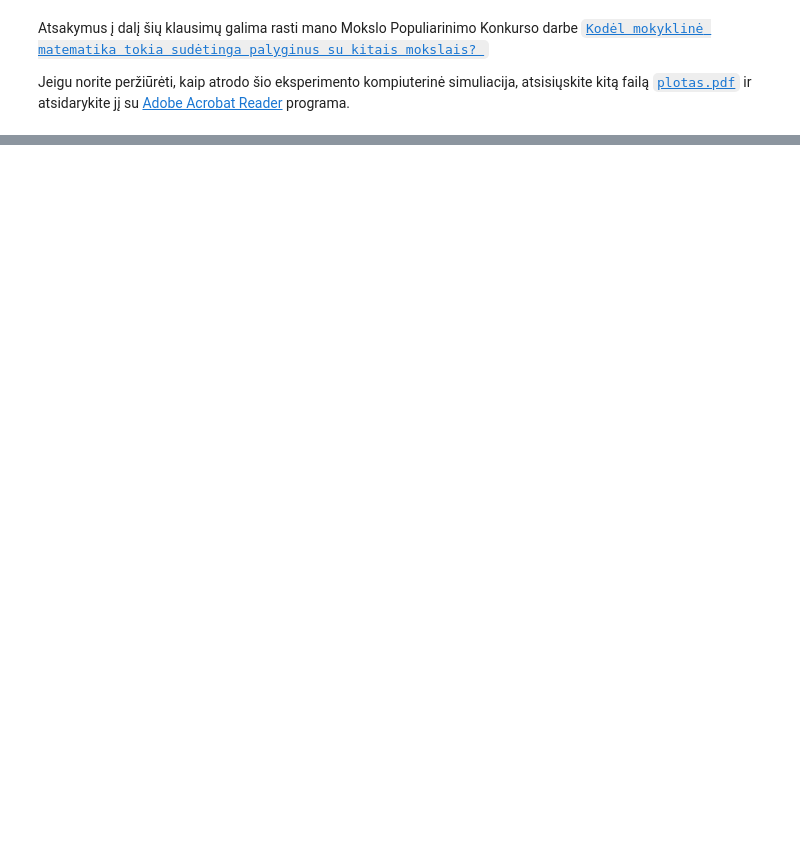
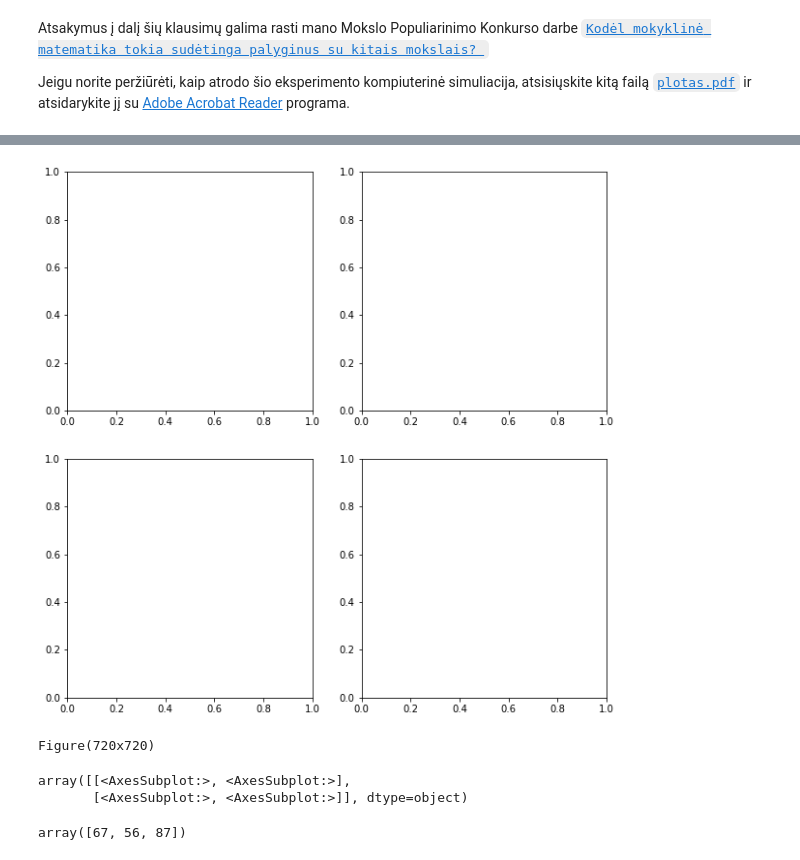
Before and after one commit to loijord/mokslas_2021, a Jupyter notebook: Matematika/Pijui.ipynb, the cells around one changed output, grey strips where cells are left out. Saved outputs shown, nothing was run; the diff lists cells and outputs as text; code cells hidden in the pictures; blank space fills up the shorter version.

```diff
--- a/Matematika/Pijui.ipynb
+++ b/Matematika/Pijui.ipynb
@@ -148,0 +254,13 @@ Jeigu norite peržiūrėti, kaip atrodo šio eksperimento kompiuterinė simuliac
+# %%
+fig, ax = plt.subplots(2, 2, figsize=(10, 10))
+# %% [output]
+[figure, added]
+# %%
+print(fig)
+# %% [output]
+Figure(720x720)
+# %%
+ax
+# %% [output]
+array([[<AxesSubplot:>, <AxesSubplot:>],
+       [<AxesSubplot:>, <AxesSubplot:>]], dtype=object)
@@ -148,0 +269,4 @@ Jeigu norite peržiūrėti, kaip atrodo šio eksperimento kompiuterinė simuliac
+# %%
+np.array([int(n) for n in s.split(',')])
+# %% [output]
+array([67, 56, 87])
```
Also changed, not shown: parts of 19 cells of this notebook, 6 other files.
